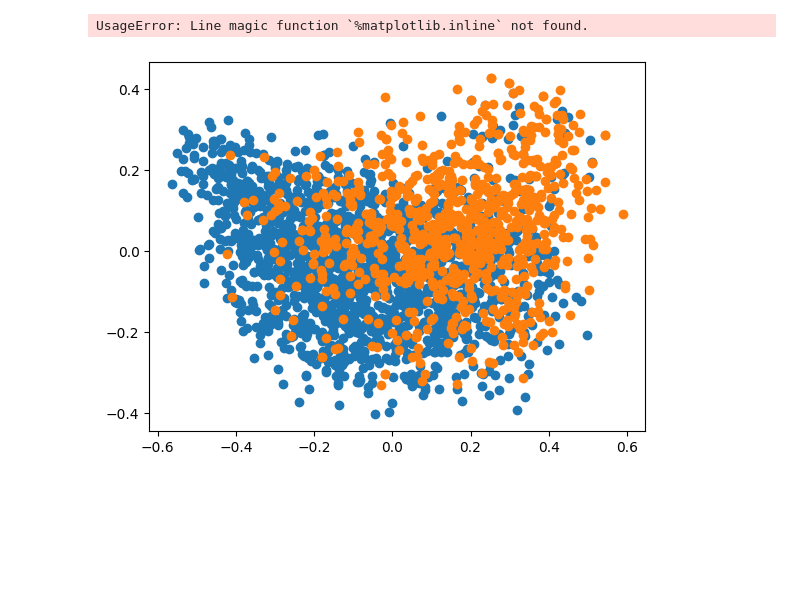
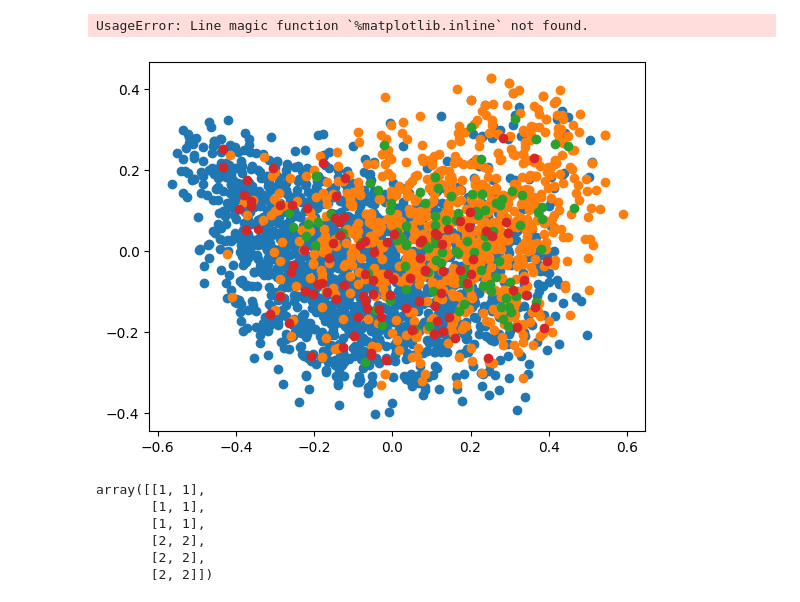
Before and after one commit to mjason98/huhu23, a Jupyter notebook: encoderPlot.ipynb, the cells around one changed output. Cells and saved outputs as stored; diff of their text form; code cells hidden in the pictures; blank space fills up the shorter version.

```diff
--- a/encoderPlot.ipynb
+++ b/encoderPlot.ipynb
@@ -3,9 +3,15 @@ import numpy as np
 from sklearn.decomposition import PCA
 
 X = np.load("data/.train_enc_hkpln.npy")
+
+pos = np.load("data/.refs_positive.npy")
+neg = np.load("data/.refs_negative.npy")
 # %%
 pca = PCA(n_components=2)
 tr = pca.fit_transform(X)
+
+pos = pca.transform(pos)
+neg = pca.transform(neg)
 # %%
 import matplotlib.pyplot as plt
 
@@ -19,6 +25,24 @@ UsageError: Line magic function `%matplotlib.inline` not found.
 # %%
 plt.scatter(tr[y == 0,0], tr[y == 0,1])
 plt.scatter(tr[y == 1,0], tr[y == 1,1])
+
+plt.scatter(pos[:,0], pos[:,1])
+plt.scatter(neg[:,0], neg[:,1])
 plt.show()
 # %% [output]
-[figure, old version]
+[figure, new version]
+# %%
+a = np.array([[1,2], [3,4], [5,6]])
+b = np.array([[1,1], [2,2]])
+
+c = np.repeat(a, 2, axis=0)
+d = np.repeat(b, 3, axis=1)
+
+d.reshape(c.shape)
+# %% [output]
+array([[1, 1],
+       [1, 1],
+       [1, 1],
+       [2, 2],
+       [2, 2],
+       [2, 2]])
```
Also changed, not shown: 2 other files.
